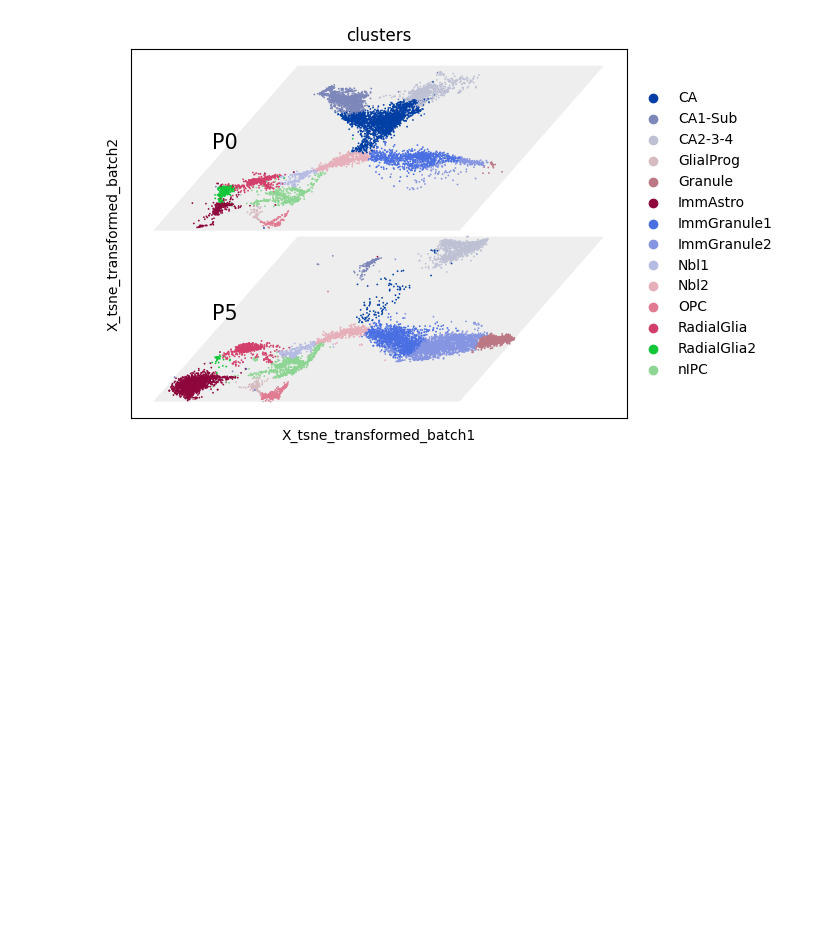
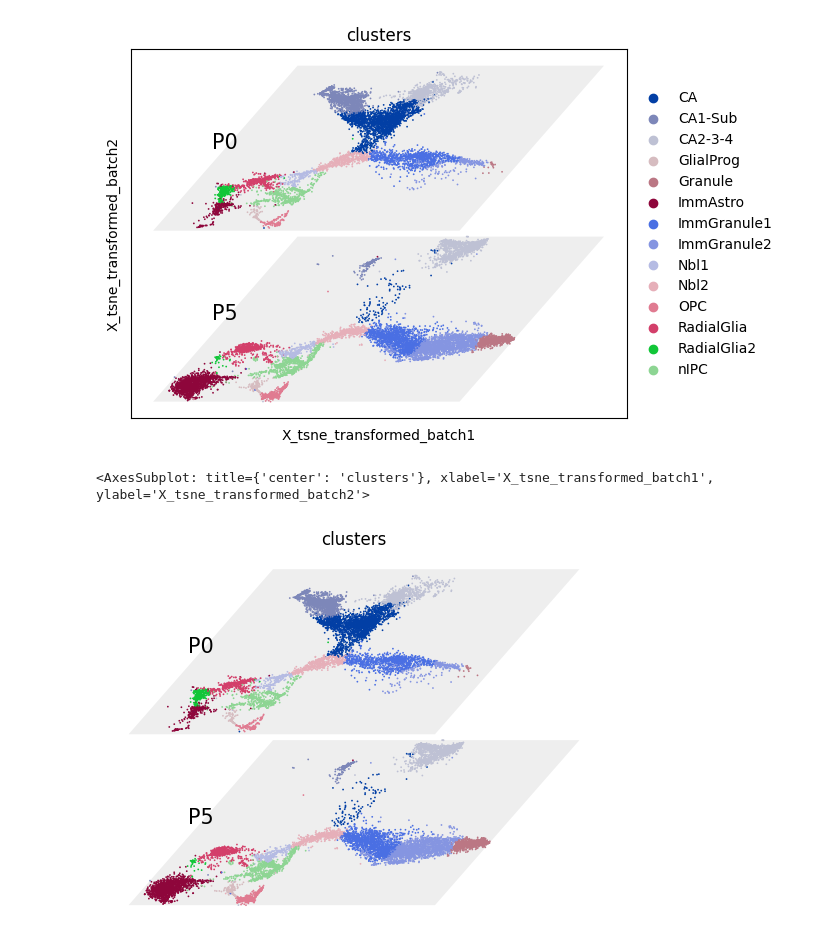
Before and after one commit to HuangDDU/velovgi_workstation, a Jupyter notebook: notebook/lab_server/23_05_17_DentateGyrus_分层可视化.ipynb, the cells around one changed output. Saved outputs shown, nothing was run; the diff lists cells and outputs as text; code cells hidden in the pictures; blank space fills up the shorter version.

```diff
--- a/notebook/lab_server/1.ipynb
+++ b/notebook/lab_server/23_05_17_DentateGyrus_分层可视化.ipynb
@@ -26,3 +26,10 @@ velovgi.pl.draw_batch_layer_embedding(adata, cluster_key=cluster_key, batch_key=
 # %% [output]
 <AxesSubplot: title={'center': 'clusters'}, xlabel='X_tsne_transformed_batch1', ylabel='X_tsne_transformed_batch2'>
 [figure]
+# %%
+embedding_plot_params = dict(legend_loc=None, frameon=False) # 散点绘图参数
+
+velovgi.pl.draw_batch_layer_embedding(adata, cluster_key=cluster_key, batch_key=batch_key, embedding_plot_params=embedding_plot_params, sep=20, embedding_key="X_tsne")
+# %% [output]
+<AxesSubplot: title={'center': 'clusters'}, xlabel='X_tsne_transformed_batch1', ylabel='X_tsne_transformed_batch2'>
+[figure, added]
```
Also changed, not shown: 8 other files.
